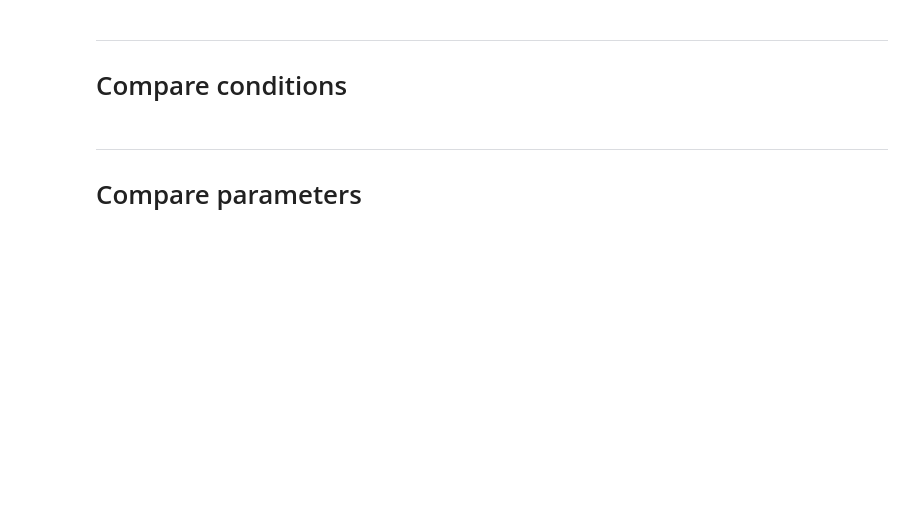
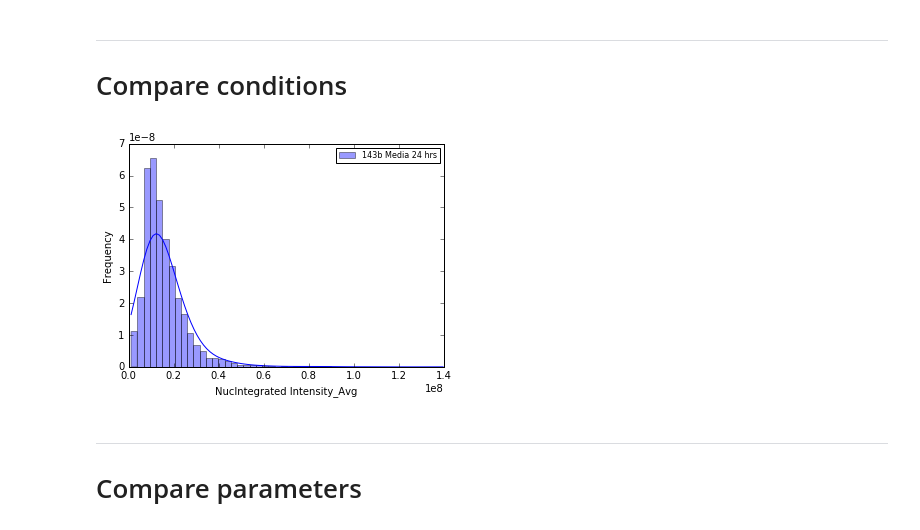
Before and after one commit to dela3499/assay-explorer, a Jupyter notebook: vis.ipynb, the cells around one changed output. Cells and saved outputs as stored; diff of their text form; code cells hidden in the pictures; blank space fills up the shorter version.

```diff
--- a/vis.ipynb
+++ b/vis.ipynb
@@ -258,7 +266,7 @@ interact(dist_wrapper,
 ---
 # Compare conditions
 # %%
-def compare_condition_dists(dataframe, conditions, parameters, bandwidth=0.1, shaded = True, clip_ends = False, scale='linear'):
+def compare_condition_dists(dataframe, conditions, parameters, bandwidth=0.25, shaded = True, clip_ends = False, scale='linear'):
     n_rows = int(np.ceil(len(parameters)/3.0))
     plt.figure(figsize=(20,4 * n_rows))
     subs = gridspec.GridSpec(n_rows, 3)
@@ -267,18 +275,23 @@ def compare_condition_dists(dataframe, conditions, parameters, bandwidth=0.1, sh
     for parameter, sub in zip(parameters,subs):
         #print('Parameter: %s' % parameter)
         plt.subplot(sub)
-        param_bandwidth = bandwidth * dataframe[dataframe.Condition == conditions[0]][parameter].mean()
+        param_bandwidth = bandwidth #* dataframe[dataframe.Condition == conditions[0]][parameter].mean()
+        # 1. Selects rows which fullfull conditions
+        # 2. Select column for right parameter
+        # 3. make mean
+        # 4. multiple mean with default 0.1
         #print('Parameter bandwidth: %s' % param_bandwidth)
+        #param_bandwidth =
         for condition in conditions:
             data = dataframe[dataframe.Condition == condition][parameter]
             #print(data)
-            bw = 0.025
-            kws = {"shade": shaded, "bw": bw} # param_bandwidth
+            #bw = 0.025
+            kws = {"bw": param_bandwidth} # bw "shade": shaded,
             if clip_ends:
-                kws = assoc(kws,"cut",0)
+                kws = assoc(kws, "cut", 0)
             #print(kws)
-            sns.distplot(data, hist=False, kde_kws=kws, label=condition) #
-            plt.legend(loc = 0,fontsize=8)
+            sns.distplot(data, hist=True, kde_kws=kws, label=condition) #
+            plt.legend(loc=0, fontsize=8)
 
         if scale == 'linear':
             plt.xlim(left=0)
@@ -289,13 +302,16 @@ def compare_condition_dists(dataframe, conditions, parameters, bandwidth=0.1, sh
 # %%
 try:
     interact(compare_condition_dists,
              dataframe = fixed(cells_with_phase),
              conditions = widgets.SelectMultiple(options = condition_names_with_phase,height = 300),
              parameters = widgets.SelectMultiple(options = param_cols,height = 300),
-             bandwidth = (0,0.2,0.01),
+             #bandwidth = (0,0.2,0.01),
+             bandwidth = (0.025, 0.8, 0.025),
              scale =  widgets.ToggleButtons(options=['linear','log']));
 except ValueError:
     raise Exception("Hmm. That didn't work. Maybe one of the conditions or parameters you selected doesn't have any data.")
+# %% [output]
+[figure, added]
 # %% [markdown]
 ---
 # Compare parameters
```
Also changed, not shown: parts of 8 cells of this notebook.
